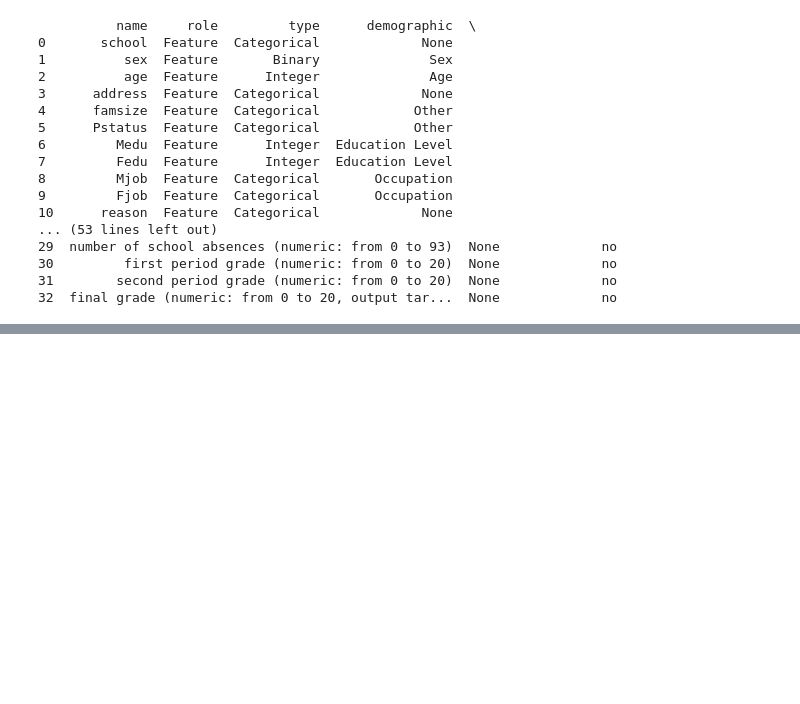
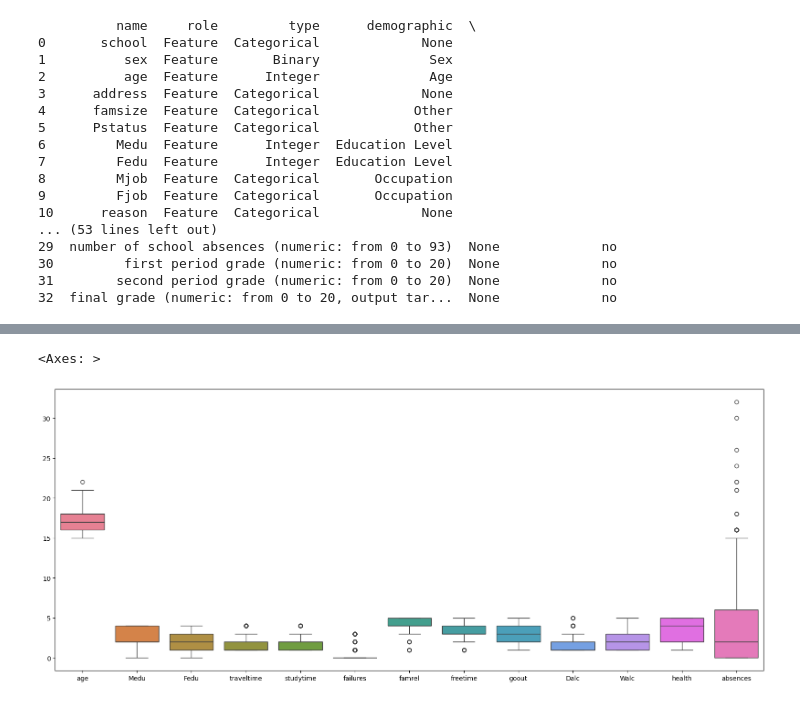
Before and after one commit to tomas-ribeiro-pinto/COMP4139_Machine_Learning, a Jupyter notebook: task2_student_performance_dataset.ipynb, the cells around one changed output, grey strips where cells are left out. Drawn from its saved outputs; the diff is of its cells as text; code cells hidden in the pictures; blank space fills up the shorter version.

```diff
--- a/task2_student_performance_dataset.ipynb
+++ b/task2_student_performance_dataset.ipynb
@@ -30,0 +87,6 @@ print(student_performance.variables)
+# %%
+fig,ax=plt.subplots(1,figsize=(20,8))
+sns.boxplot(data=data_mean.iloc[:, 1:30], ax=ax)
+# %% [output]
+<Axes: >
+[figure, added]
```
Also changed, not shown: parts of 4 cells of this notebook.
